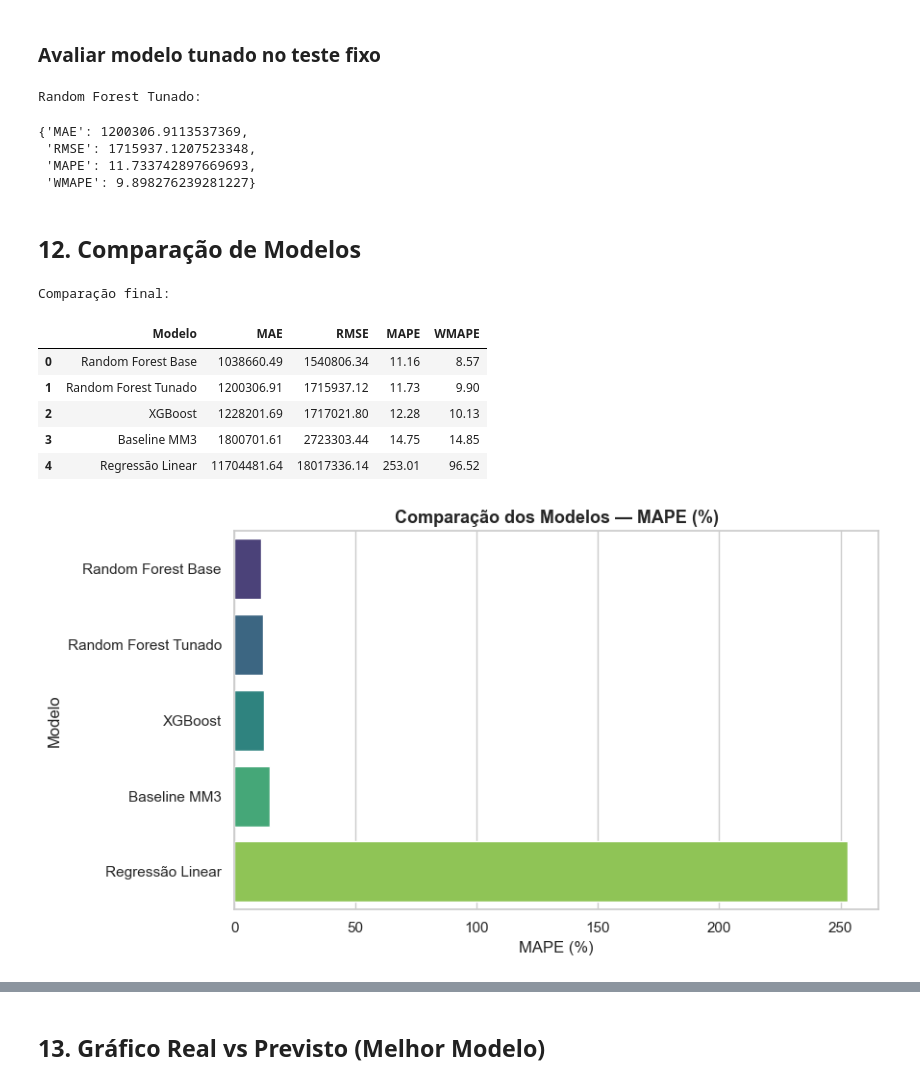
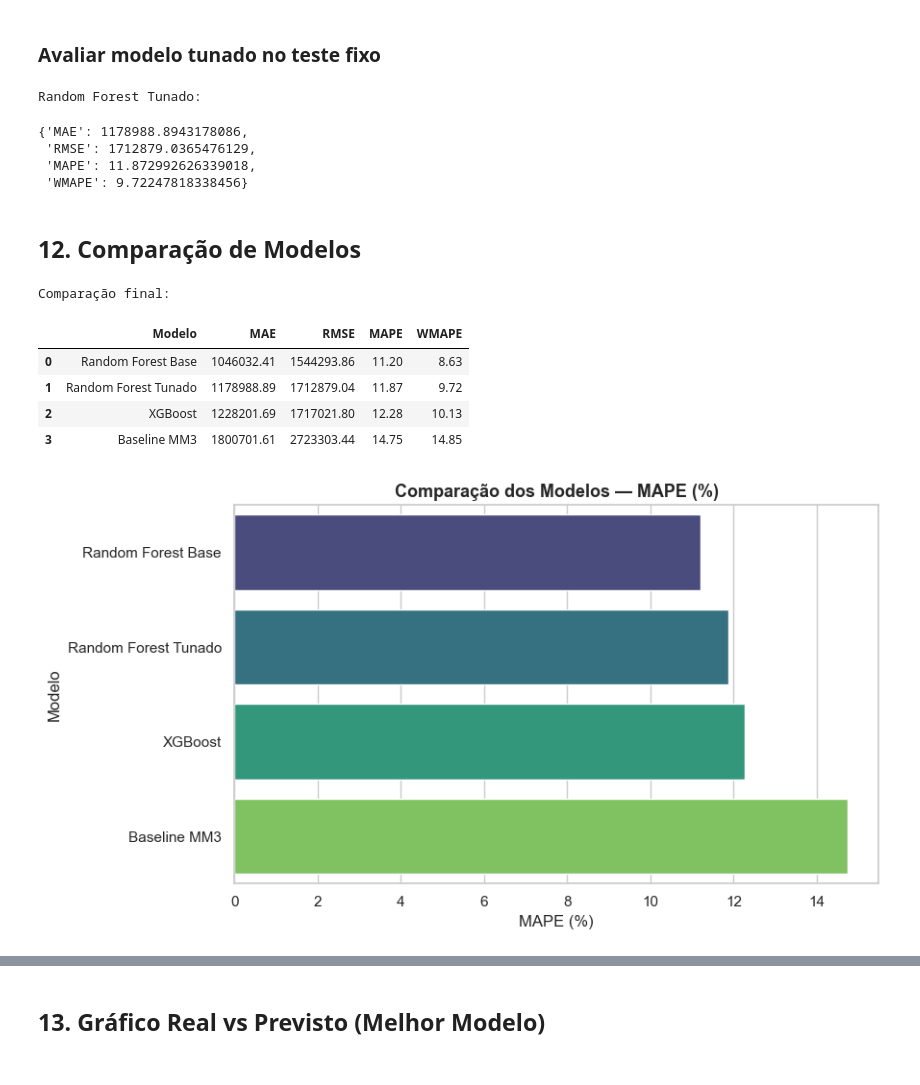
Before and after one commit to felipetamiozzo/previsao-faturamento-varejo, a Jupyter notebook: notebooks/03_modelagem.ipynb, the cells around one changed output, grey strips where cells are left out. Cells and saved outputs as stored; diff of their text form; code cells hidden in the pictures.

Commit message:
Atualiza projeto de previsão de faturamento e aplicação Streamlit

```diff
--- a/notebooks/03_modelagem.ipynb
+++ b/notebooks/03_modelagem.ipynb
@@ -290,12 +397,12 @@ Métricas Baseline MM3:
 # %% [markdown]
 ## 8. Pré-processador (OneHotEncoder para loja)
 # %%
-# Célula 9
+# One Hot Encoder para loja
 X_train = treino[features]
 y_train = treino[target]
 
 preprocessador = ColumnTransformer(
-    transformers=[('loja', OneHotEncoder(handle_unknown='ignore'), ['CLV_BANCO'])],
+    transformers=[('loja', OneHotEncoder(handle_unknown='ignore'), ['loja'])],
     remainder='passthrough'
 )
 # %% [markdown]
@@ -353,16 +477,19 @@ Regressão Linear:
 # %% [markdown]
 ### 10.2 Random Forest Base
 # %%
-# Célula 12
+# Modelo Random Forest
 modelo_rf = Pipeline([
     ('preprocessador', preprocessador),
     ('modelo', RandomForestRegressor(n_estimators=300, max_depth=5, random_state=42))
 ])
 modelo_rf.fit(X_train, y_train)
 
+print(f'Número de observações de treino: {len(X_train)}')
+print(f'Número de variáveis: {len(features)}')
+
 previsoes_rf = gerar_previsoes(modelo_rf, historico_treino_features, meses_teste)
-avaliacao_rf = teste_real.merge(previsoes_rf, on=['CLV_BANCO', 'PERIODO_MES'], how='left')
-metricas_rf = calcular_metricas(avaliacao_rf['FAT_LIQUIDO_MES'], avaliacao_rf['PREVISAO'])
+avaliacao_rf = teste_real.merge(previsoes_rf, on=['loja', 'mes_referencia'], how='left')
+metricas_rf = calcular_metricas(avaliacao_rf['faturamento_liquido_mensal'], avaliacao_rf['PREVISAO'])
 print("Random Forest base:")
 display(metricas_rf)
 # %% [output]
@@ -374,7 +503,7 @@ Random Forest base:
 # %% [markdown]
 ### 10.3 XGBoost (se disponível)
 # %%
-# Célula 13
+# XGBoost
 if xgboost_available:
     modelo_xgb = Pipeline([
         ('preprocessador', preprocessador),
@@ -384,8 +513,8 @@ if xgboost_available:
     ])
     modelo_xgb.fit(X_train, y_train)
     previsoes_xgb = gerar_previsoes(modelo_xgb, historico_treino_features, meses_teste)
-    avaliacao_xgb = teste_real.merge(previsoes_xgb, on=['CLV_BANCO', 'PERIODO_MES'], how='left')
-    metricas_xgb = calcular_metricas(avaliacao_xgb['FAT_LIQUIDO_MES'], avaliacao_xgb['PREVISAO'])
+    avaliacao_xgb = teste_real.merge(previsoes_xgb, on=['loja', 'mes_referencia'], how='left')
+    metricas_xgb = calcular_metricas(avaliacao_xgb['faturamento_liquido_mensal'], avaliacao_xgb['PREVISAO'])
     print("XGBoost:")
     display(metricas_xgb)
 else:
@@ -434,50 +563,47 @@ Melhor MAE (negativo): 6566016.460540502
 # %% [markdown]
 ### Avaliar modelo tunado no teste fixo
 # %%
-# Célula 15
+# Avaliando o RF após o tunning
 previsoes_rf_tunado = gerar_previsoes(modelo_rf_tunado, historico_treino_features, meses_teste)
-avaliacao_rf_tunado = teste_real.merge(previsoes_rf_tunado, on=['CLV_BANCO', 'PERIODO_MES'], how='left')
-metricas_rf_tunado = calcular_metricas(avaliacao_rf_tunado['FAT_LIQUIDO_MES'], avaliacao_rf_tunado['PREVISAO'])
+avaliacao_rf_tunado = teste_real.merge(previsoes_rf_tunado, on=['loja', 'mes_referencia'], how='left')
+metricas_rf_tunado = calcular_metricas(avaliacao_rf_tunado['faturamento_liquido_mensal'], avaliacao_rf_tunado['PREVISAO'])
 print("Random Forest Tunado:")
 display(metricas_rf_tunado)
 # %% [output]
 Random Forest Tunado:
-{'MAE': 1200306.9113537369,
- 'RMSE': 1715937.1207523348,
- 'MAPE': 11.733742897669693,
- 'WMAPE': 9.898276239281227}
+{'MAE': 1178988.8943178086,
+ 'RMSE': 1712879.0365476129,
+ 'MAPE': 11.872992626339018,
+ 'WMAPE': 9.72247818338456}
 # %% [markdown]
 ## 12. Comparação de Modelos
 # %%
-# Célula 16
+# Resultados sem Regressão Linear
 resultados = [
     {'Modelo': 'Baseline MM3', **metricas_baseline},
-    {'Modelo': 'Regressão Linear', **metricas_lr},
     {'Modelo': 'Random Forest Base', **metricas_rf},
     {'Modelo': 'Random Forest Tunado', **metricas_rf_tunado}
 ]
 if xgboost_available and metricas_xgb is not None:
     resultados.append({'Modelo': 'XGBoost', **metricas_xgb})
 
 df_resultados = pd.DataFrame(resultados).sort_values('MAPE').reset_index(drop=True)
 print("Comparação final:")
 display(df_resultados)
 
-# Gráfico 1 (comparação de modelos)
 fig, ax = plt.subplots(figsize=(9,5))
 sns.barplot(data=df_resultados, x='MAPE', y='Modelo', palette='viridis', ax=ax)
 ax.set_title('Comparação dos Modelos — MAPE (%)', fontsize=13, fontweight='bold')
 ax.set_xlabel('MAPE (%)')
 ax.set_ylabel('Modelo')
 plt.tight_layout()
 fig.savefig('../outputs/comparacao_modelos.png', dpi=300, bbox_inches='tight')
 plt.show()
 # %% [output]
 Comparação final:
 |  | Modelo | MAE | RMSE | MAPE | WMAPE |
-| 0 | Random Forest Base | 1038660.49 | 1540806.34 | 11.16 | 8.57 |
-| 1 | Random Forest Tunado | 1200306.91 | 1715937.12 | 11.73 | 9.90 |
+| 0 | Random Forest Base | 1046032.41 | 1544293.86 | 11.20 | 8.63 |
+| 1 | Random Forest Tunado | 1178988.89 | 1712879.04 | 11.87 | 9.72 |
 | 2 | XGBoost | 1228201.69 | 1717021.80 | 12.28 | 10.13 |
 | 3 | Baseline MM3 | 1800701.61 | 2723303.44 | 14.75 | 14.85 |
-| 4 | Regressão Linear | 11704481.64 | 18017336.14 | 253.01 | 96.52 |
-[figure, old version]
+[figure, new version]
```
Also changed, not shown: parts of 31 cells of this notebook, 37 other files.
